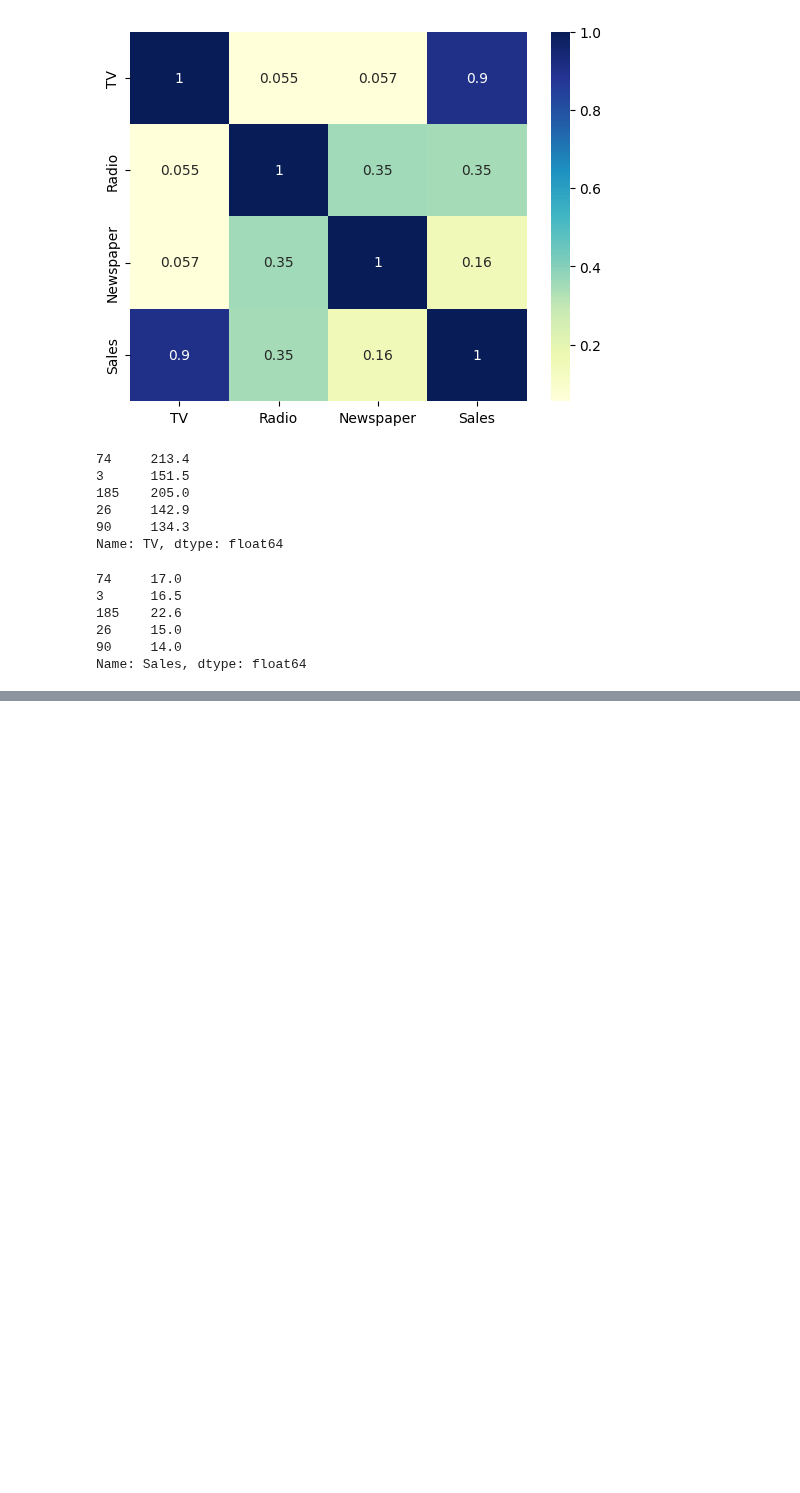
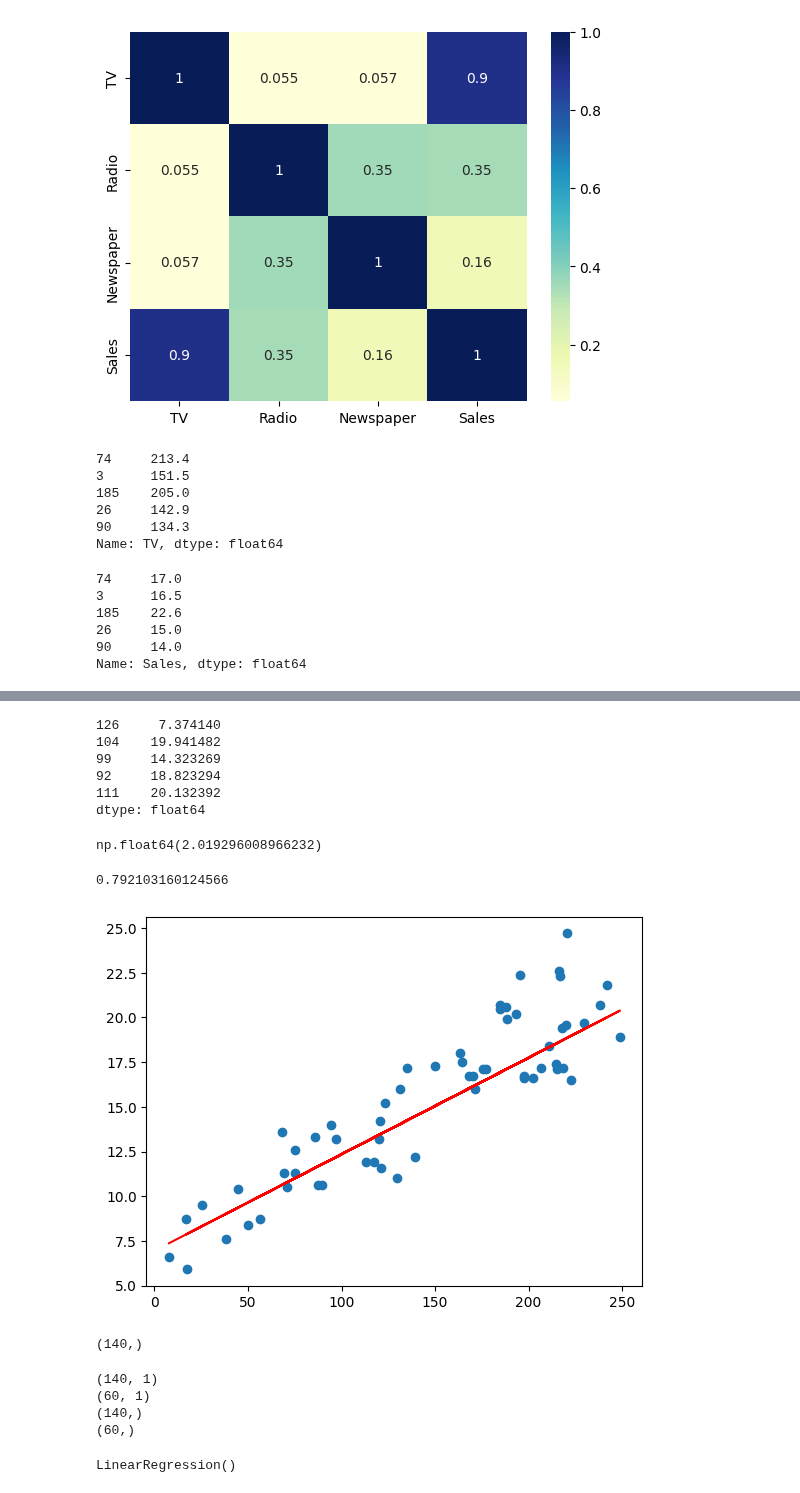
Before and after one commit to pydatakla/Maths, a Jupyter notebook: Notebooks/LinearRegression.ipynb, the cells around one changed output, grey strips where cells are left out. Drawn from its saved outputs; the diff is of its cells as text; code cells hidden in the pictures; blank space fills up the shorter version.

```diff
--- a/Notebooks/LinearRegression.ipynb
+++ b/Notebooks/LinearRegression.ipynb
@@ -1013,0 +1112,49 @@ Name: Sales, dtype: float64
+# %%
+# Predictions on the test set
+# Add a constant to X_test
+X_test_sm = sm.add_constant(X_test)
+
+# Predict the values corresponding to X_test_sm
+y_pred = lr.predict(X_test_sm)
+
+y_pred.head()
+# %% [output]
+126     7.374140
+104    19.941482
+99     14.323269
+92     18.823294
+111    20.132392
+dtype: float64
+# %%
+from sklearn.metrics import mean_squared_error
+from sklearn.metrics import r2_score
+
+# RMSE
+np.sqrt(mean_squared_error(y_test, y_pred))
+# %% [output]
+np.float64(2.019296008966232)
+# %%
+# Checking the r-squared on the test
+# r2_score is between -1 and 1. The more r2 tends to 1, the more significant is the correlation.
+# Thus the correlation is statistically significant.
+r_squared = r2_score(y_test, y_pred)
+r_squared
+# %% [output]
+0.792103160124566
+# %%
+# Visualizing the fit on the test set
+plt.scatter(X_test, y_test)
+plt.plot(X_test, 6.948 + 0.054*X_test, 'r')
+plt.show()
+# %% [output]
+[figure, added]
+# %%
+# Linear Regression using linear_model in sklearn
+# When there is only a single feature, we need to add an additional column in order for a linear regression fit
+# to be performed successfully
+
+from sklearn.model_selection import train_test_split
+X_train_lm, X_test_lm, y_train_lm, y_test_lm = train_test_split(X, y, train_size=0.7, test_size=.3, random_state=100)
+X_train_lm.shape
+# %% [output]
+(140,)
@@ -1013,0 +1165,19 @@ Name: Sales, dtype: float64
+# %%
+print(X_train_lm.shape)
+print(X_test_lm.shape)
+print(y_train_lm.shape)
+print(y_test_lm.shape)
+# %% [output]
+(140, 1)
+(60, 1)
+(140,)
+(60,)
+# %%
+# Linear Regression model
+from sklearn.linear_model import LinearRegression
+lm = LinearRegression()
+
+# Fit the model using fit()
+lm.fit(X_train_lm, y_train_lm)
+# %% [output]
+LinearRegression()
```
Also changed, not shown: parts of 16 cells of this notebook.
